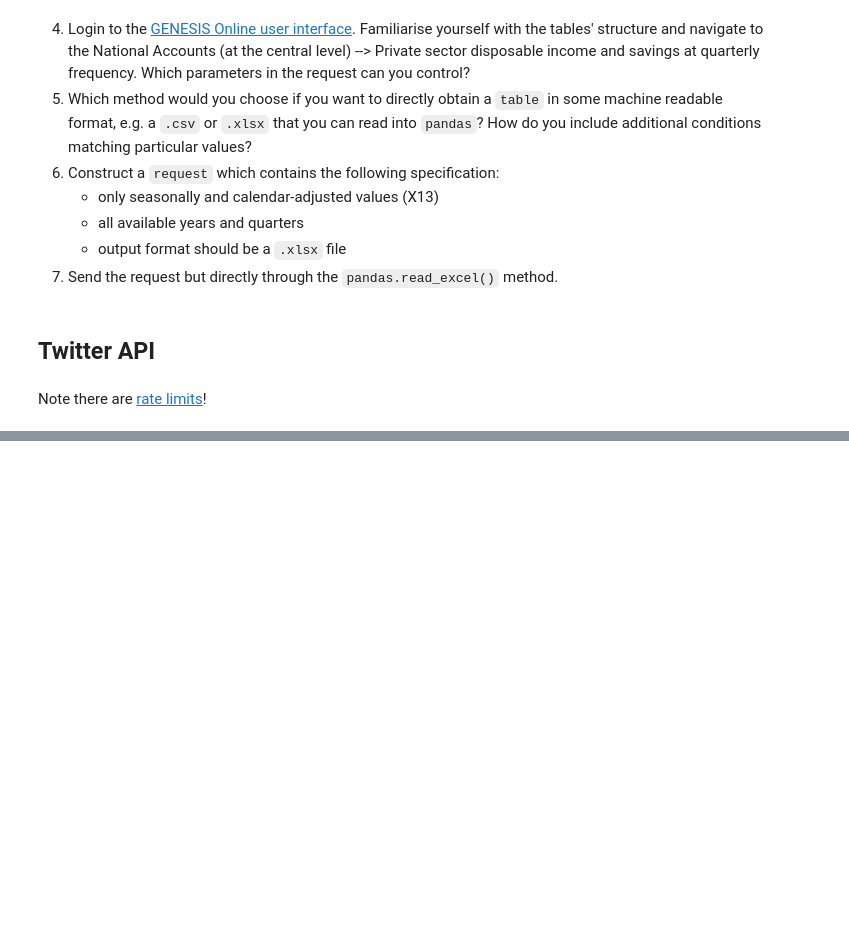
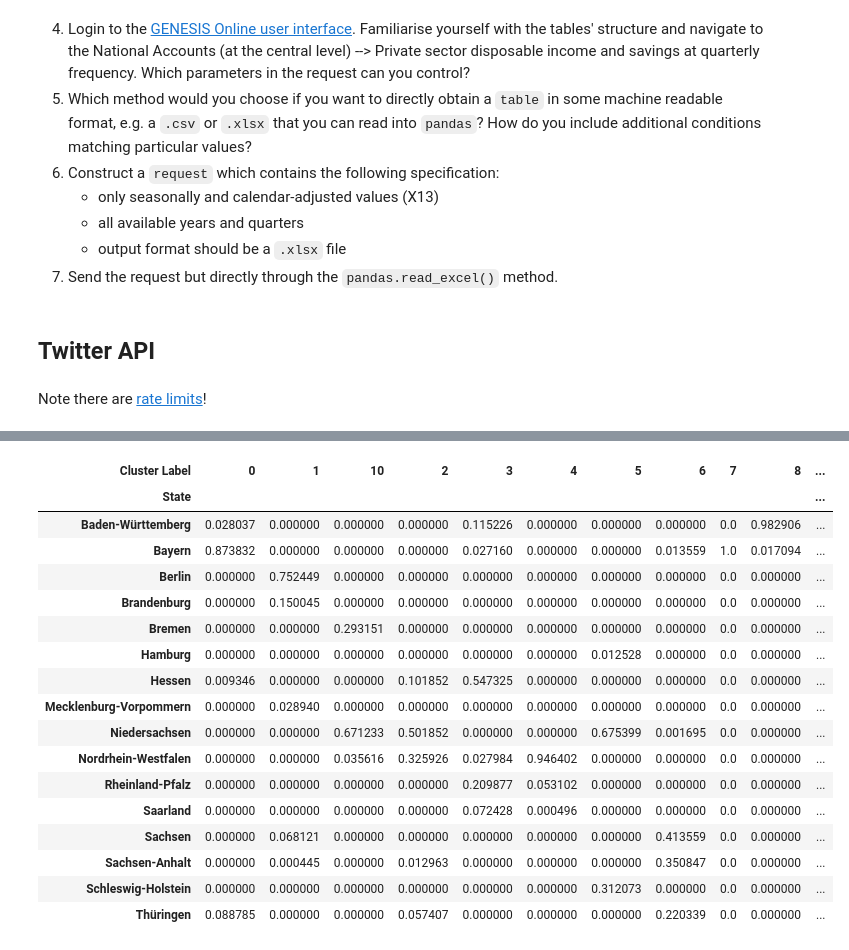
Before and after one commit to gerwolf/webscraping-workshop, a Jupyter notebook: DataFrames and APIs/DataFrames and APIs.ipynb, the cells around one changed output, grey strips where cells are left out. Saved outputs shown, nothing was run; the diff lists cells and outputs as text; code cells hidden in the pictures; blank space fills up the shorter version.

```diff
--- a/DataFrames and APIs/DataFrames and APIs.ipynb
+++ b/DataFrames and APIs/DataFrames and APIs.ipynb
@@ -675,0 +719,2 @@ iplot(fig, filename ="geomap_twitter")
+# %%
+germany_borders = gpd.read_file("https://opendata.arcgis.com/datasets/b8d0cc7735774bed8e6df1c5410394a4_0.geojson")
@@ -675,0 +725,22 @@ iplot(fig, filename ="geomap_twitter")
+# %%
+# https://stackoverflow.com/questions/64200595/geopandas-overlay-intersection-returns-zero-rows THANK YOU!
+
+# Multiple solutions: https://gis.stackexchange.com/questions/208546/check-if-a-point-falls-within-a-multipolygon-with-python
+
+from geopandas.tools import overlay
+
+gdf_list = []
+
+for state_num in range(len(germany_borders)):
+
+    # optional: check first if gdf.crs == sub_gdf.crs
+
+    sub_gdf = gpd.GeoDataFrame(germany_borders.loc[state_num]).T
+    sub_gdf['geometry'] = germany_borders.loc[state_num]['geometry']
+    sub_gdf = sub_gdf.set_crs(epsg = 4326)
+
+    intersected_points = overlay(gdf, sub_gdf, how="intersection")
+
+    gdf_list.append(intersected_points)
+
+    print("Current state: " + str(intersected_points['GEN'].unique()[0]) + ", Tweets sent: " + str(len(intersected_points)))
@@ -675,0 +768,2 @@ iplot(fig, filename ="geomap_twitter")
+# %%
+merged_df = pd.concat(gdf_list)
@@ -675,0 +875,6 @@ iplot(fig, filename ="geomap_twitter")
+# %%
+grouped_df = pd.DataFrame(merged_df.groupby(['GEN','Cluster Label']).count()['Tweet ID'])
+grouped_df = grouped_df.stack().to_frame().reset_index()
+grouped_df['Cluster Label'] = grouped_df['Cluster Label'].astype(str)
+grouped_df.columns = ['State', 'Cluster Label', 'Col Name', 'Count']
+grouped_df.head()
@@ -675,0 +888,21 @@ iplot(fig, filename ="geomap_twitter")
+# %%
+pd.crosstab(grouped_df['State'], grouped_df['Cluster Label'], values = grouped_df['Count'], aggfunc=np.sum, normalize='columns')
+# %% [output]
+| Cluster Label | 0 | 1 | 10 | 2 | 3 | 4 | 5 | 6 | 7 | 8 | ... |
+| State |  |  |  |  |  |  |  |  |  |  | ... |
+| Baden-Württemberg | 0.028037 | 0.000000 | 0.000000 | 0.000000 | 0.115226 | 0.000000 | 0.000000 | 0.000000 | 0.0 | 0.982906 | ... |
+| Bayern | 0.873832 | 0.000000 | 0.000000 | 0.000000 | 0.027160 | 0.000000 | 0.000000 | 0.013559 | 1.0 | 0.017094 | ... |
+| Berlin | 0.000000 | 0.752449 | 0.000000 | 0.000000 | 0.000000 | 0.000000 | 0.000000 | 0.000000 | 0.0 | 0.000000 | ... |
+| Brandenburg | 0.000000 | 0.150045 | 0.000000 | 0.000000 | 0.000000 | 0.000000 | 0.000000 | 0.000000 | 0.0 | 0.000000 | ... |
+| Bremen | 0.000000 | 0.000000 | 0.293151 | 0.000000 | 0.000000 | 0.000000 | 0.000000 | 0.000000 | 0.0 | 0.000000 | ... |
+| Hamburg | 0.000000 | 0.000000 | 0.000000 | 0.000000 | 0.000000 | 0.000000 | 0.012528 | 0.000000 | 0.0 | 0.000000 | ... |
+| Hessen | 0.009346 | 0.000000 | 0.000000 | 0.101852 | 0.547325 | 0.000000 | 0.000000 | 0.000000 | 0.0 | 0.000000 | ... |
+| Mecklenburg-Vorpommern | 0.000000 | 0.028940 | 0.000000 | 0.000000 | 0.000000 | 0.000000 | 0.000000 | 0.000000 | 0.0 | 0.000000 | ... |
+| Niedersachsen | 0.000000 | 0.000000 | 0.671233 | 0.501852 | 0.000000 | 0.000000 | 0.675399 | 0.001695 | 0.0 | 0.000000 | ... |
+| Nordrhein-Westfalen | 0.000000 | 0.000000 | 0.035616 | 0.325926 | 0.027984 | 0.946402 | 0.000000 | 0.000000 | 0.0 | 0.000000 | ... |
+| Rheinland-Pfalz | 0.000000 | 0.000000 | 0.000000 | 0.000000 | 0.209877 | 0.053102 | 0.000000 | 0.000000 | 0.0 | 0.000000 | ... |
+| Saarland | 0.000000 | 0.000000 | 0.000000 | 0.000000 | 0.072428 | 0.000496 | 0.000000 | 0.000000 | 0.0 | 0.000000 | ... |
+| Sachsen | 0.000000 | 0.068121 | 0.000000 | 0.000000 | 0.000000 | 0.000000 | 0.000000 | 0.413559 | 0.0 | 0.000000 | ... |
+| Sachsen-Anhalt | 0.000000 | 0.000445 | 0.000000 | 0.012963 | 0.000000 | 0.000000 | 0.000000 | 0.350847 | 0.0 | 0.000000 | ... |
+| Schleswig-Holstein | 0.000000 | 0.000000 | 0.000000 | 0.000000 | 0.000000 | 0.000000 | 0.312073 | 0.000000 | 0.0 | 0.000000 | ... |
+| Thüringen | 0.088785 | 0.000000 | 0.000000 | 0.057407 | 0.000000 | 0.000000 | 0.000000 | 0.220339 | 0.0 | 0.000000 | ... |
```
Also changed, not shown: parts of 24 cells of this notebook.
